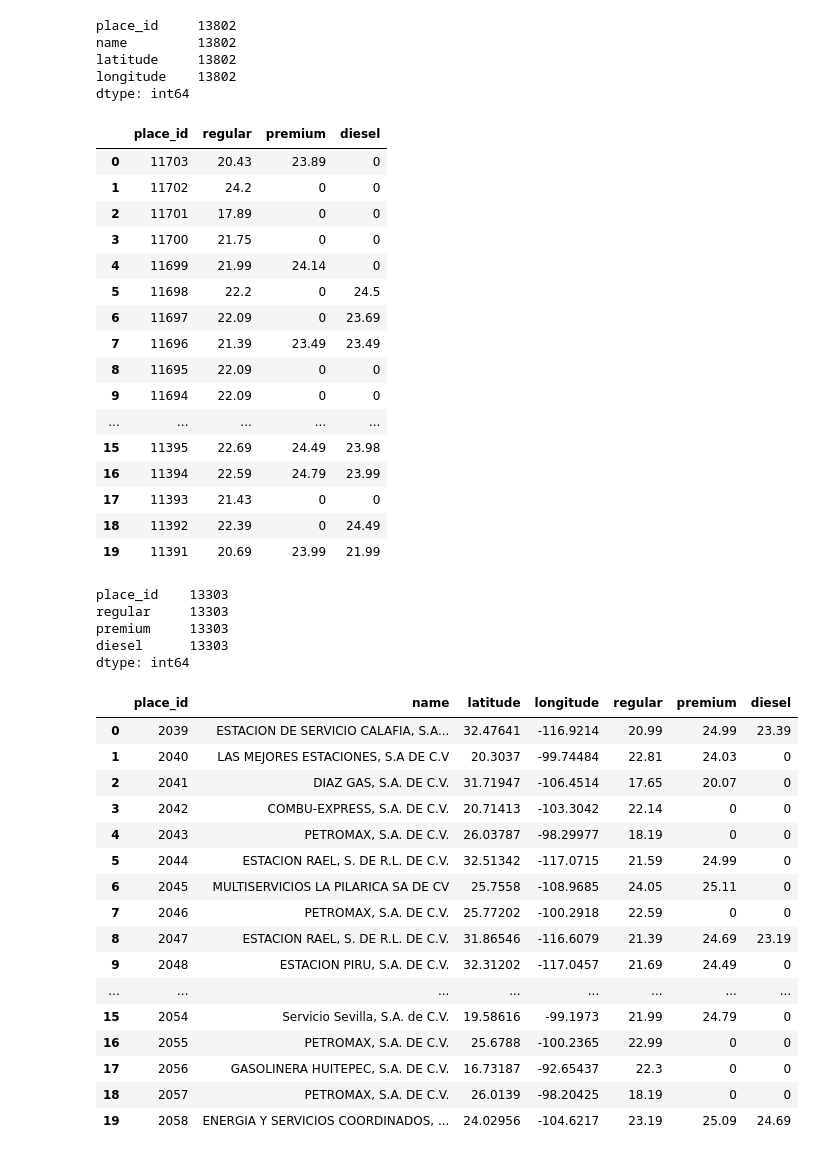
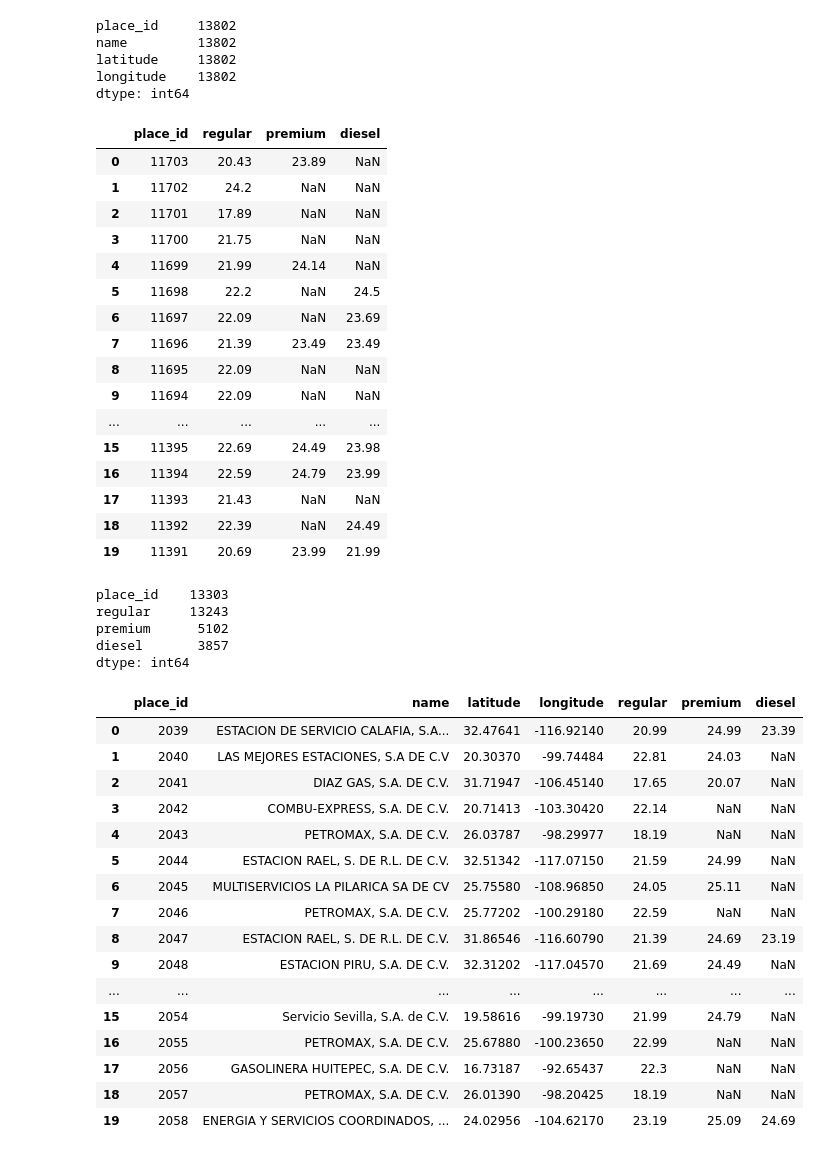
Before and after one commit to Garavirod/data-science, a Jupyter notebook: data-engineering/challenges/aws/gas-station-geolocation/notbooks/data_cleaning.ipynb, the cells around one changed output. Drawn from its saved outputs; the diff is of its cells as text; code cells hidden in the pictures.

```diff
--- a/data-engineering/challenges/aws/gas-station-geolocation/notbooks/data_cleaning.ipynb
+++ b/data-engineering/challenges/aws/gas-station-geolocation/notbooks/data_cleaning.ipynb
@@ -92,8 +93,8 @@ for node in xroot:
     rows.append({
         'place_id':place_id,
         'name':name,
-        'latitude':lat,
-        'longitude':long
+        'latitude':float(lat),
+        'longitude':float(long)
     })
 
 df_places_refactor = pd.DataFrame(rows, columns=df_places_cols)
@@ -130,57 +131,57 @@ dtype: int64
 xtree = et.parse("../datasets/prices.xml")
 xroot = xtree.getroot()
 
 # Data frame cols and row
 df_cols = ['place_id','regular', 'premium', 'diesel']
 rows = []
 
 # Read xml nodes
 place_ids = dict() # to mange duplicate places
 for node in xroot:
     place_id = node.attrib.get('place_id')
     children_iterator = node.find('gas_price').iter()
-    gas_types = place_ids[place_id] if place_id in place_ids else {'regular': 0, 'premium':0, 'diesel':0}
+    gas_types = place_ids[place_id] if place_id in place_ids else {'regular': np.nan, 'premium':np.nan, 'diesel':np.nan}
     for item in children_iterator:
         gas_type = item.attrib.get('type')
         gas_types[gas_type] = item.text
 
     place_ids[place_id] = gas_types
 
 for place_id,gas_types in place_ids.items():
     rows.append({
         'place_id':place_id,
         'regular':gas_types['regular'],
         'premium':gas_types['premium'],
         'diesel':gas_types['diesel']
     })
 
 df_prices_refactor = pd.DataFrame(rows, columns=df_cols)
 df_prices_refactor.head(20)
 # %% [output]
 |  | place_id | regular | premium | diesel |
-| 0 | 11703 | 20.43 | 23.89 | 0 |
-| 1 | 11702 | 24.2 | 0 | 0 |
-| 2 | 11701 | 17.89 | 0 | 0 |
-| 3 | 11700 | 21.75 | 0 | 0 |
-| 4 | 11699 | 21.99 | 24.14 | 0 |
-| 5 | 11698 | 22.2 | 0 | 24.5 |
-| 6 | 11697 | 22.09 | 0 | 23.69 |
+| 0 | 11703 | 20.43 | 23.89 | NaN |
+| 1 | 11702 | 24.2 | NaN | NaN |
+| 2 | 11701 | 17.89 | NaN | NaN |
+| 3 | 11700 | 21.75 | NaN | NaN |
+| 4 | 11699 | 21.99 | 24.14 | NaN |
+| 5 | 11698 | 22.2 | NaN | 24.5 |
+| 6 | 11697 | 22.09 | NaN | 23.69 |
 | 7 | 11696 | 21.39 | 23.49 | 23.49 |
-| 8 | 11695 | 22.09 | 0 | 0 |
-| 9 | 11694 | 22.09 | 0 | 0 |
+| 8 | 11695 | 22.09 | NaN | NaN |
+| 9 | 11694 | 22.09 | NaN | NaN |
 | ... | ... | ... | ... | ... |
 | 15 | 11395 | 22.69 | 24.49 | 23.98 |
 | 16 | 11394 | 22.59 | 24.79 | 23.99 |
-| 17 | 11393 | 21.43 | 0 | 0 |
-| 18 | 11392 | 22.39 | 0 | 24.49 |
+| 17 | 11393 | 21.43 | NaN | NaN |
+| 18 | 11392 | 22.39 | NaN | 24.49 |
 | 19 | 11391 | 20.69 | 23.99 | 21.99 |
 # %%
 df_prices_refactor.count()
 # %% [output]
 place_id    13303
-regular     13303
-premium     13303
-diesel      13303
+regular     13243
+premium      5102
+diesel       3857
 dtype: int64
 # %%
 # merging data frames by place_id
@@ -189,22 +190,22 @@ df_refactored = df_places_refactor.merge(df_prices_refactor,how='inner')
 df_refactored.head(20)
 # %% [output]
 |  | place_id | name | latitude | longitude | regular | premium | diesel |
-| 0 | 2039 | ESTACION DE SERVICIO CALAFIA, S.A... | 32.47641 | -116.9214 | 20.99 | 24.99 | 23.39 |
-| 1 | 2040 | LAS MEJORES ESTACIONES, S.A DE C.V | 20.3037 | -99.74484 | 22.81 | 24.03 | 0 |
-| 2 | 2041 | DIAZ GAS, S.A. DE C.V. | 31.71947 | -106.4514 | 17.65 | 20.07 | 0 |
-| 3 | 2042 | COMBU-EXPRESS, S.A. DE C.V. | 20.71413 | -103.3042 | 22.14 | 0 | 0 |
-| 4 | 2043 | PETROMAX, S.A. DE C.V. | 26.03787 | -98.29977 | 18.19 | 0 | 0 |
-| 5 | 2044 | ESTACION RAEL, S. DE R.L. DE C.V. | 32.51342 | -117.0715 | 21.59 | 24.99 | 0 |
-| 6 | 2045 | MULTISERVICIOS LA PILARICA SA DE CV | 25.7558 | -108.9685 | 24.05 | 25.11 | 0 |
-| 7 | 2046 | PETROMAX, S.A. DE C.V. | 25.77202 | -100.2918 | 22.59 | 0 | 0 |
-| 8 | 2047 | ESTACION RAEL, S. DE R.L. DE C.V. | 31.86546 | -116.6079 | 21.39 | 24.69 | 23.19 |
-| 9 | 2048 | ESTACION PIRU, S.A. DE C.V. | 32.31202 | -117.0457 | 21.69 | 24.49 | 0 |
+| 0 | 2039 | ESTACION DE SERVICIO CALAFIA, S.A... | 32.47641 | -116.92140 | 20.99 | 24.99 | 23.39 |
+| 1 | 2040 | LAS MEJORES ESTACIONES, S.A DE C.V | 20.30370 | -99.74484 | 22.81 | 24.03 | NaN |
+| 2 | 2041 | DIAZ GAS, S.A. DE C.V. | 31.71947 | -106.45140 | 17.65 | 20.07 | NaN |
+| 3 | 2042 | COMBU-EXPRESS, S.A. DE C.V. | 20.71413 | -103.30420 | 22.14 | NaN | NaN |
+| 4 | 2043 | PETROMAX, S.A. DE C.V. | 26.03787 | -98.29977 | 18.19 | NaN | NaN |
+| 5 | 2044 | ESTACION RAEL, S. DE R.L. DE C.V. | 32.51342 | -117.07150 | 21.59 | 24.99 | NaN |
+| 6 | 2045 | MULTISERVICIOS LA PILARICA SA DE CV | 25.75580 | -108.96850 | 24.05 | 25.11 | NaN |
+| 7 | 2046 | PETROMAX, S.A. DE C.V. | 25.77202 | -100.29180 | 22.59 | NaN | NaN |
+| 8 | 2047 | ESTACION RAEL, S. DE R.L. DE C.V. | 31.86546 | -116.60790 | 21.39 | 24.69 | 23.19 |
+| 9 | 2048 | ESTACION PIRU, S.A. DE C.V. | 32.31202 | -117.04570 | 21.69 | 24.49 | NaN |
 | ... | ... | ... | ... | ... | ... | ... | ... |
-| 15 | 2054 | Servicio Sevilla, S.A. de C.V. | 19.58616 | -99.1973 | 21.99 | 24.79 | 0 |
-| 16 | 2055 | PETROMAX, S.A. DE C.V. | 25.6788 | -100.2365 | 22.99 | 0 | 0 |
-| 17 | 2056 | GASOLINERA HUITEPEC, S.A. DE C.V. | 16.73187 | -92.65437 | 22.3 | 0 | 0 |
-| 18 | 2057 | PETROMAX, S.A. DE C.V. | 26.0139 | -98.20425 | 18.19 | 0 | 0 |
-| 19 | 2058 | ENERGIA Y SERVICIOS COORDINADOS, ... | 24.02956 | -104.6217 | 23.19 | 25.09 | 24.69 |
+| 15 | 2054 | Servicio Sevilla, S.A. de C.V. | 19.58616 | -99.19730 | 21.99 | 24.79 | NaN |
+| 16 | 2055 | PETROMAX, S.A. DE C.V. | 25.67880 | -100.23650 | 22.99 | NaN | NaN |
+| 17 | 2056 | GASOLINERA HUITEPEC, S.A. DE C.V. | 16.73187 | -92.65437 | 22.3 | NaN | NaN |
+| 18 | 2057 | PETROMAX, S.A. DE C.V. | 26.01390 | -98.20425 | 18.19 | NaN | NaN |
+| 19 | 2058 | ENERGIA Y SERVICIOS COORDINADOS, ... | 24.02956 | -104.62170 | 23.19 | 25.09 | 24.69 |
 # %%
 df_refactored.count()
 # %% [output]
```
Also changed, not shown: parts of 3 cells of this notebook, 2 other files.
